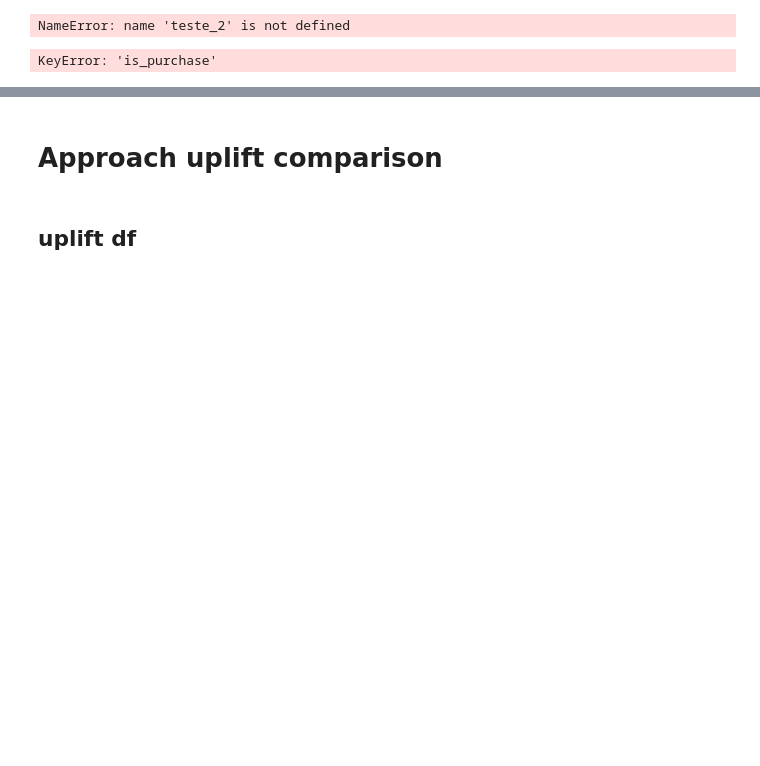
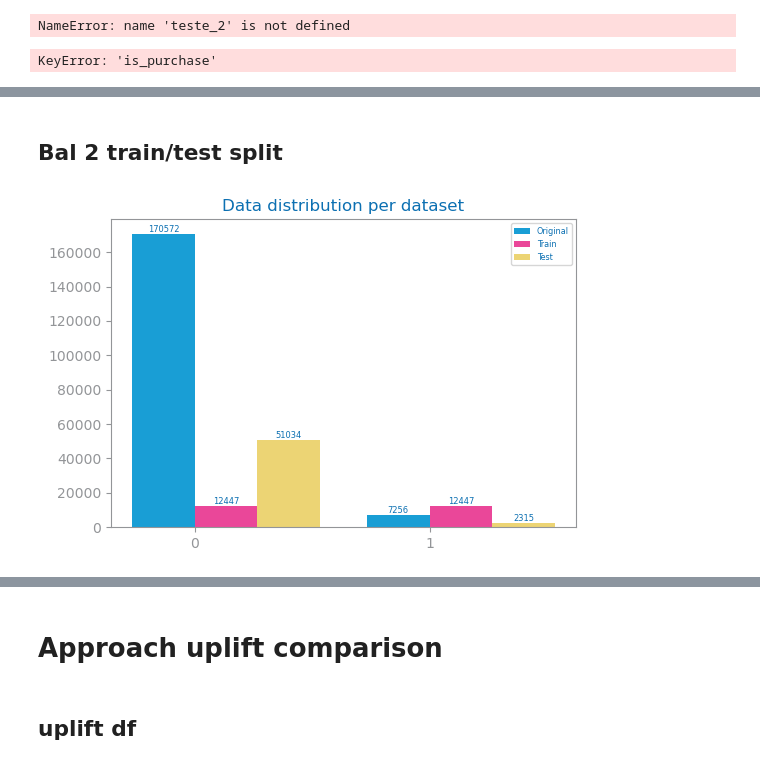
Before and after one commit to jvanalytics/ist_dash_2024_rec, a Jupyter notebook: notebooks/ecommerce_behaviour/_2.5_ecom_data_prep_balancing_v2_dummyfication.ipynb, the cells around one changed output, grey strips where cells are left out. Cells and saved outputs as stored; diff of their text form; code cells hidden in the pictures; blank space fills up the shorter version.

```diff
--- a/notebooks/ecommerce_behaviour/_2.5_ecom_data_prep_balancing_v2_dummyfication.ipynb
+++ b/notebooks/ecommerce_behaviour/_2.5_ecom_data_prep_balancing_v2_dummyfication.ipynb
@@ -445,0 +578,34 @@ KeyError: 'is_purchase'
+# %% [markdown]
+## Bal 2 train/test split
+# %%
+from pandas import concat
+from matplotlib.pyplot import figure, show
+from dslabs_functions import plot_multibar_chart
+
+
+# Distribution check
+
+
+# Create a dictionary to store original class counts
+values: dict[str, list[int]] = {
+    "Original": [
+        len(df[df[target] == 0]),  # Assuming 0 is the negative class
+        len(df[df[target] == 1]),  # Assuming 1 is the positive class
+    ]
+}
+
+values["Train"] = [
+    len(df_2[df_2[target] == 0]),
+    len(df_2[df_2[target] == 1]),
+]
+values["Test"] = [
+    len(test_2[test_2[target] == 0]),
+    len(test_2[test_2[target] == 1]),
+]
+
+# Visualize the distribution
+figure(figsize=(6, 4))
+plot_multibar_chart(labels, values, title="Data distribution per dataset")
+show()
+# %% [output]
+[figure, added]
```
Also changed, not shown: parts of 15 cells of this notebook, 9 other files.
